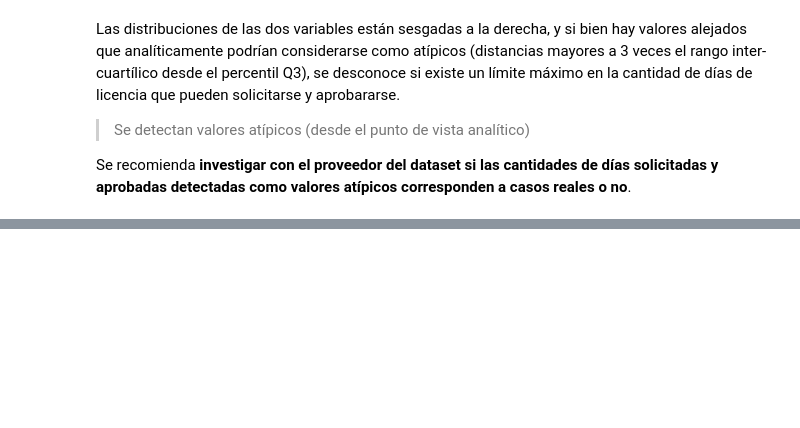
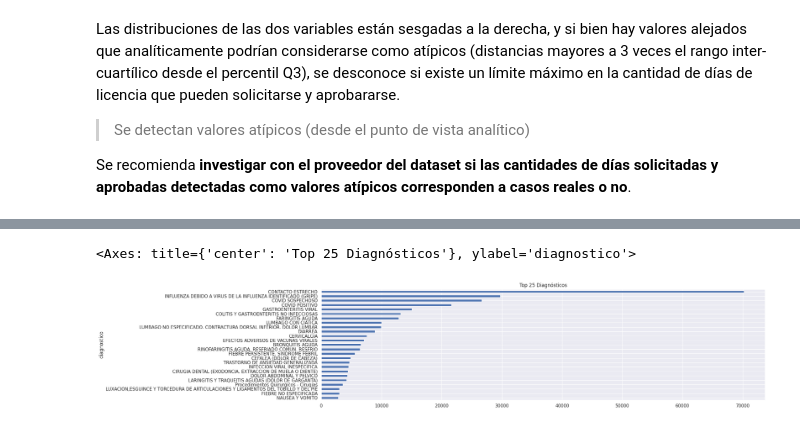
Before and after one commit to grabyc/diplodatos-mentoria, a Jupyter notebook: TP01/TP01_Consignas.ipynb, the cells around one changed output, grey strips where cells are left out. Drawn from its saved outputs; the diff is of its cells as text; code cells hidden in the pictures; blank space fills up the shorter version.

```diff
--- a/TP01/TP01_Consignas.ipynb
+++ b/TP01/TP01_Consignas.ipynb
@@ -374,0 +550,8 @@ Se recomienda **investigar con el proveedor del dataset si las cantidades de dí
+# %%
+diag_df = relev_df['diagnostico'].value_counts().sort_values()
+diag_df[-25:].plot(kind="barh",
+                           title="Top 25 Diagnósticos",
+)
+# %% [output]
+<Axes: title={'center': 'Top 25 Diagnósticos'}, ylabel='diagnostico'>
+[figure, added]
```
Also changed, not shown: parts of 18 cells of this notebook.
